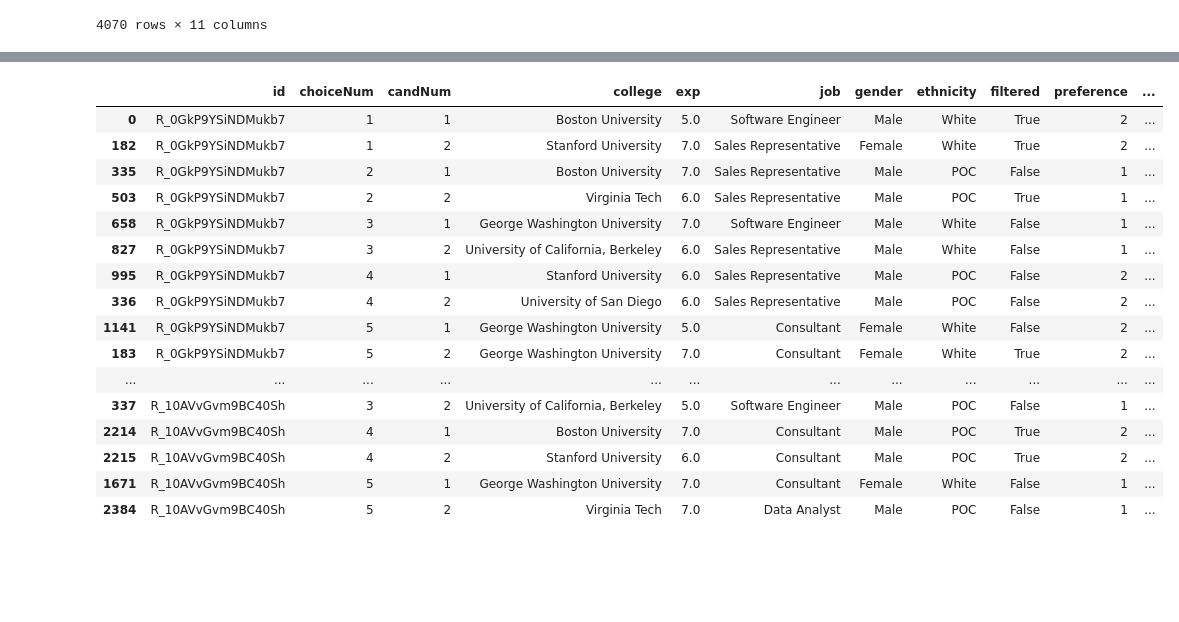
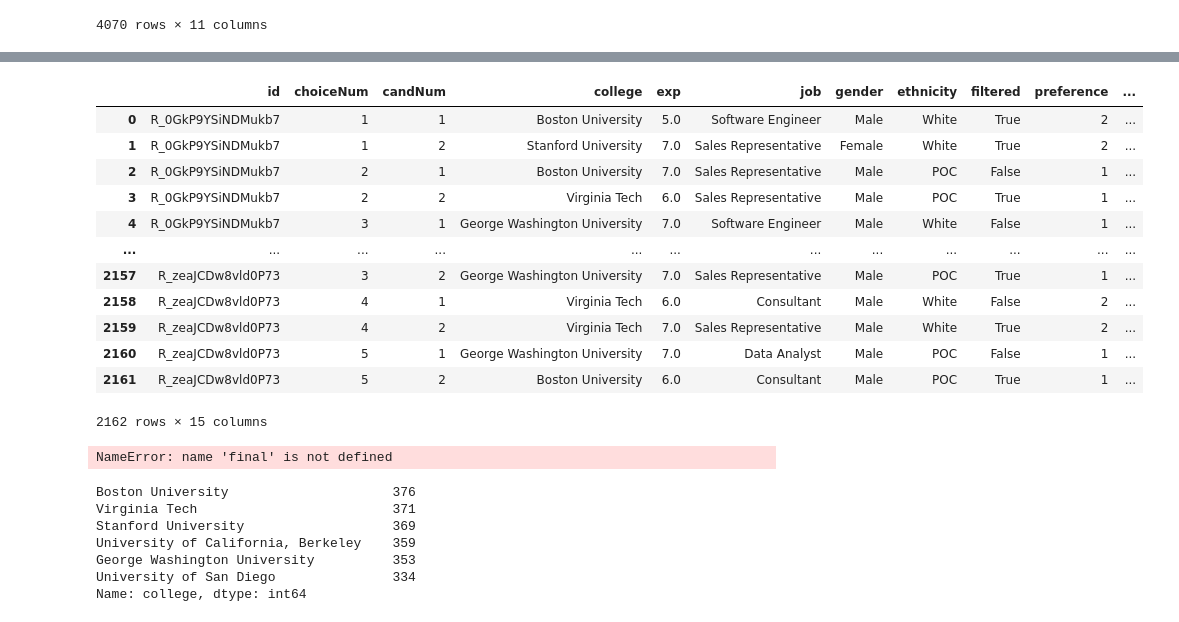
Before and after one commit to joyceml/job_qualification_experiment, a Jupyter notebook: data_cleaning.ipynb, the cells around one changed output, grey strips where cells are left out. Cells and saved outputs as stored; diff of their text form; code cells hidden in the pictures; blank space fills up the shorter version.

```diff
--- a/data_cleaning.ipynb
+++ b/data_cleaning.ipynb
@@ -113,0 +167,3 @@ final_df
+# %%
+melted = pd.melt(temp, id_vars = ['ResponseId', 'Q30', 'Q31', 'Q32', 'Q33'], value_vars = [0,1,2,3,4])
+melted
@@ -113,0 +186,5 @@ final_df
+# %%
+melted = melted[melted['value'].notnull()].drop(columns=['variable']).rename(columns={'Q30':'resp_ethnicity', 'Q31':'resp_sex', 'Q32': 'resp_age', 'Q33': 'resp_education'})
+melted = melted.reset_index(drop=True)
+melted['value'] = melted['value'].astype(int)
+melted
@@ -113,0 +205,3 @@ final_df
+# %%
+merge_final = final_df.merge(melted, left_on = ['id', 'choiceNum'], right_on = ['ResponseId','value'], how = 'inner')
+merge_final
@@ -113,0 +222,3 @@ final_df
+# %%
+merge_final = merge_final.drop(columns= ['ResponseId', 'value'])
+merge_final
@@ -114,21 +239,21 @@ final_df
 # %%
-final_df = final_df.sort_values(['id', 'choiceNum', 'candNum'])
-final_df
+final = merge_final.sort_values(['id', 'choiceNum', 'candNum']).reset_index(drop=True)
+final
 # %% [output]
 |  | id | choiceNum | candNum | college | exp | job | gender | ethnicity | filtered | preference | ... |
 | 0 | R_0GkP9YSiNDMukb7 | 1 | 1 | Boston University | 5.0 | Software Engineer | Male | White | True | 2 | ... |
-| 182 | R_0GkP9YSiNDMukb7 | 1 | 2 | Stanford University | 7.0 | Sales Representative | Female | White | True | 2 | ... |
-| 335 | R_0GkP9YSiNDMukb7 | 2 | 1 | Boston University | 7.0 | Sales Representative | Male | POC | False | 1 | ... |
-| 503 | R_0GkP9YSiNDMukb7 | 2 | 2 | Virginia Tech | 6.0 | Sales Representative | Male | POC | True | 1 | ... |
-| 658 | R_0GkP9YSiNDMukb7 | 3 | 1 | George Washington University | 7.0 | Software Engineer | Male | White | False | 1 | ... |
-| 827 | R_0GkP9YSiNDMukb7 | 3 | 2 | University of California, Berkeley | 6.0 | Sales Representative | Male | White | False | 1 | ... |
-| 995 | R_0GkP9YSiNDMukb7 | 4 | 1 | Stanford University | 6.0 | Sales Representative | Male | POC | False | 2 | ... |
-| 336 | R_0GkP9YSiNDMukb7 | 4 | 2 | University of San Diego | 6.0 | Sales Representative | Male | POC | False | 2 | ... |
-| 1141 | R_0GkP9YSiNDMukb7 | 5 | 1 | George Washington University | 5.0 | Consultant | Female | White | False | 2 | ... |
-| 183 | R_0GkP9YSiNDMukb7 | 5 | 2 | George Washington University | 7.0 | Consultant | Female | White | True | 2 | ... |
+| 1 | R_0GkP9YSiNDMukb7 | 1 | 2 | Stanford University | 7.0 | Sales Representative | Female | White | True | 2 | ... |
+| 2 | R_0GkP9YSiNDMukb7 | 2 | 1 | Boston University | 7.0 | Sales Representative | Male | POC | False | 1 | ... |
+| 3 | R_0GkP9YSiNDMukb7 | 2 | 2 | Virginia Tech | 6.0 | Sales Representative | Male | POC | True | 1 | ... |
+| 4 | R_0GkP9YSiNDMukb7 | 3 | 1 | George Washington University | 7.0 | Software Engineer | Male | White | False | 1 | ... |
 | ... | ... | ... | ... | ... | ... | ... | ... | ... | ... | ... | ... |
-| 337 | R_10AVvGvm9BC40Sh | 3 | 2 | University of California, Berkeley | 5.0 | Software Engineer | Male | POC | False | 1 | ... |
-| 2214 | R_10AVvGvm9BC40Sh | 4 | 1 | Boston University | 7.0 | Consultant | Male | POC | True | 2 | ... |
-| 2215 | R_10AVvGvm9BC40Sh | 4 | 2 | Stanford University | 6.0 | Consultant | Male | POC | True | 2 | ... |
-| 1671 | R_10AVvGvm9BC40Sh | 5 | 1 | George Washington University | 7.0 | Consultant | Female | White | False | 1 | ... |
-| 2384 | R_10AVvGvm9BC40Sh | 5 | 2 | Virginia Tech | 7.0 | Data Analyst | Male | POC | False | 1 | ... |
+| 2157 | R_zeaJCDw8vld0P73 | 3 | 2 | George Washington University | 7.0 | Sales Representative | Male | POC | True | 1 | ... |
+| 2158 | R_zeaJCDw8vld0P73 | 4 | 1 | Virginia Tech | 6.0 | Consultant | Male | White | False | 2 | ... |
+| 2159 | R_zeaJCDw8vld0P73 | 4 | 2 | Virginia Tech | 7.0 | Sales Representative | Male | White | True | 2 | ... |
+| 2160 | R_zeaJCDw8vld0P73 | 5 | 1 | George Washington University | 7.0 | Data Analyst | Male | POC | False | 1 | ... |
+| 2161 | R_zeaJCDw8vld0P73 | 5 | 2 | Boston University | 6.0 | Consultant | Male | POC | True | 1 | ... |
+2162 rows × 15 columns
+# %%
+final
+# %% [output]
+NameError: name 'final' is not defined
@@ -134,0 +262,10 @@ final_df
+# %%
+final['college'].value_counts()
+# %% [output]
+Boston University                     376
+Virginia Tech                         371
+Stanford University                   369
+University of California, Berkeley    359
+George Washington University          353
+University of San Diego               334
+Name: college, dtype: int64
```
Also changed, not shown: parts of 19 cells of this notebook, 6 other files.
